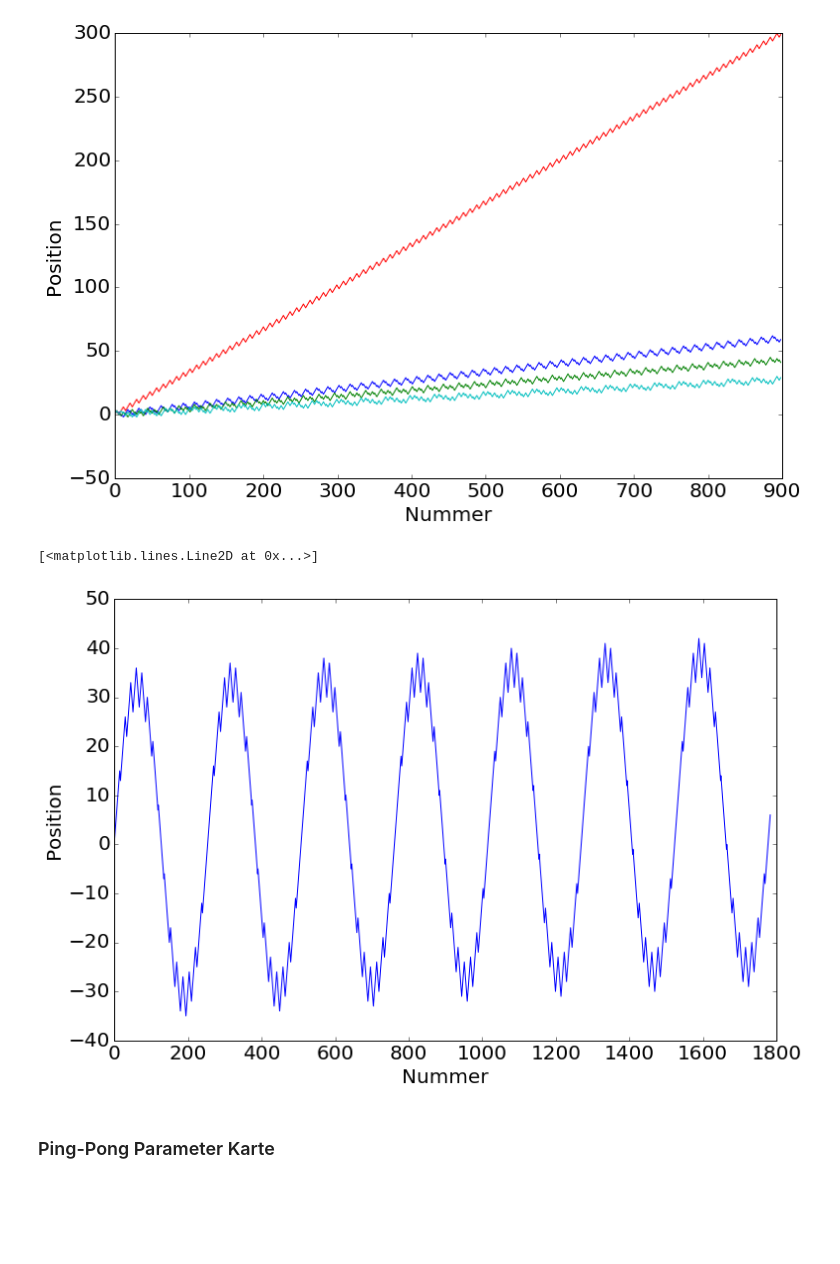
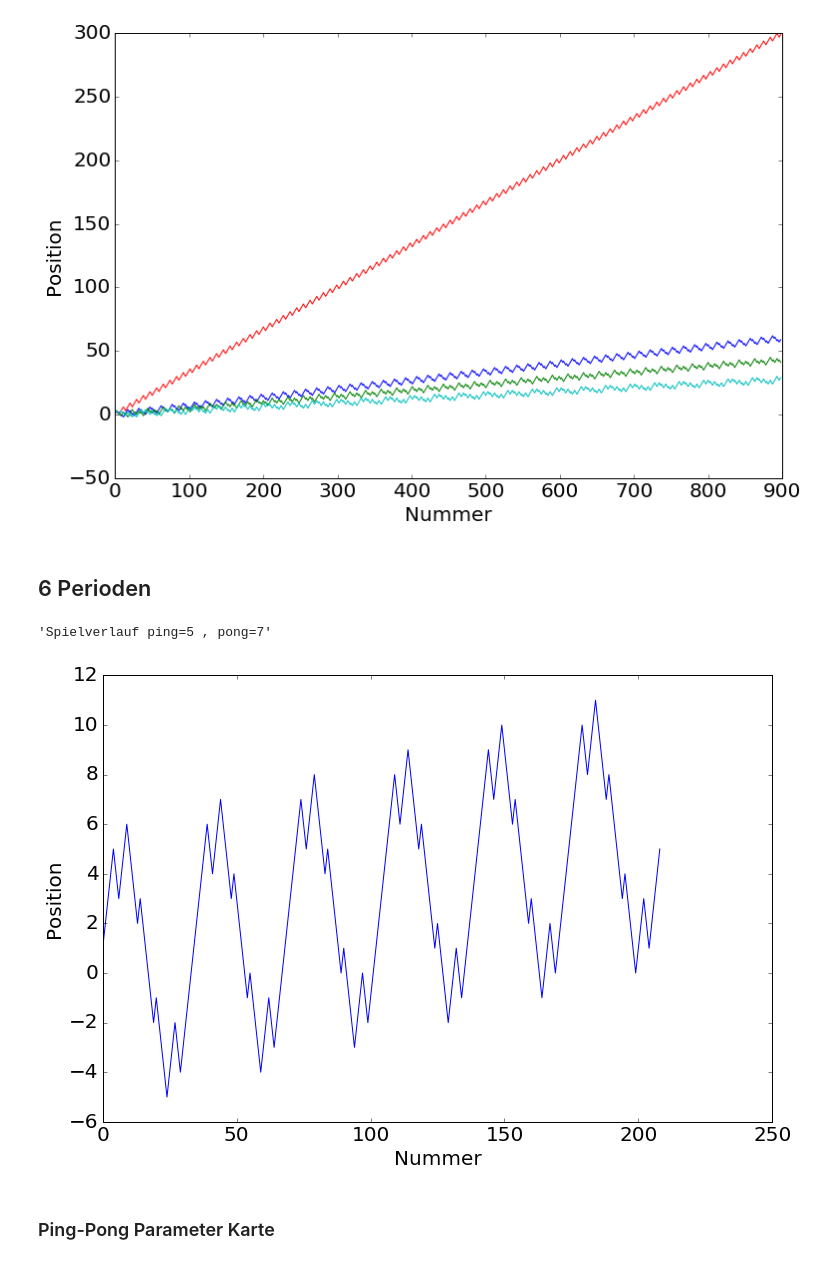
Before and after one commit to mgje/PIUMP, a Jupyter notebook: GDM2016/Ping_Pong.ipynb, the cells around one changed output. Saved outputs shown, nothing was run; the diff lists cells and outputs as text; code cells hidden in the pictures; blank space fills up the shorter version.

```diff
--- a/GDM2016/Ping_Pong.ipynb
+++ b/GDM2016/Ping_Pong.ipynb
@@ -60,10 +62,9 @@ print y
 # %%
 %matplotlib inline
 from matplotlib.pyplot import *
-fig = figure(figsize=(12, 8))
-yticks(size=20)
-xticks(size=20)
-xlabel('Nummer',fontsize=20)
-ylabel('Position',fontsize=20)
-plot(y)
-'Spielverlauf ping=3 , pong=4'
+def init_plot():
+    fig = figure(figsize=(12, 8))
+    yticks(size=18)
+    xticks(size=18)
+    xlabel('Nummer',fontsize=18)
+    ylabel('Position',fontsize=18)
@@ -104,19 +99,18 @@ plot(y)
 # %% [output]
 'Spiele (ping=3,pong=5),(ping=3,pong=7),(ping=3,pong=9),(ping=3,pong=11)'
 [figure]
-# %%
-ping=15
-pong=17
-fig = figure(figsize=(12, 8))
-yticks(size=20)
-xticks(size=20)
-xlabel('Nummer',fontsize=20)
-ylabel('Position',fontsize=20)
-
-plot([pingpong(n,ping,pong) for n in range(1,7*ping*pong)])
-# %% [output]
-[<matplotlib.lines.Line2D at 0x...>]
-[figure, removed]
+# %% [markdown]
+## 6 Perioden
+# %%
+ping=5
+pong=7
+init_plot()
+y = [pingpong(n,ping,pong) for n in range(1,6*ping*pong)]
+plot(y)
+'Spielverlauf ping=%d , pong=%d' %(ping,pong)
+# %% [output]
+'Spielverlauf ping=5 , pong=7'
+[figure, added]
 # %% [markdown]
 ### Ping-Pong Parameter Karte
 # %%
```
Also changed, not shown: parts of 27 cells of this notebook.
